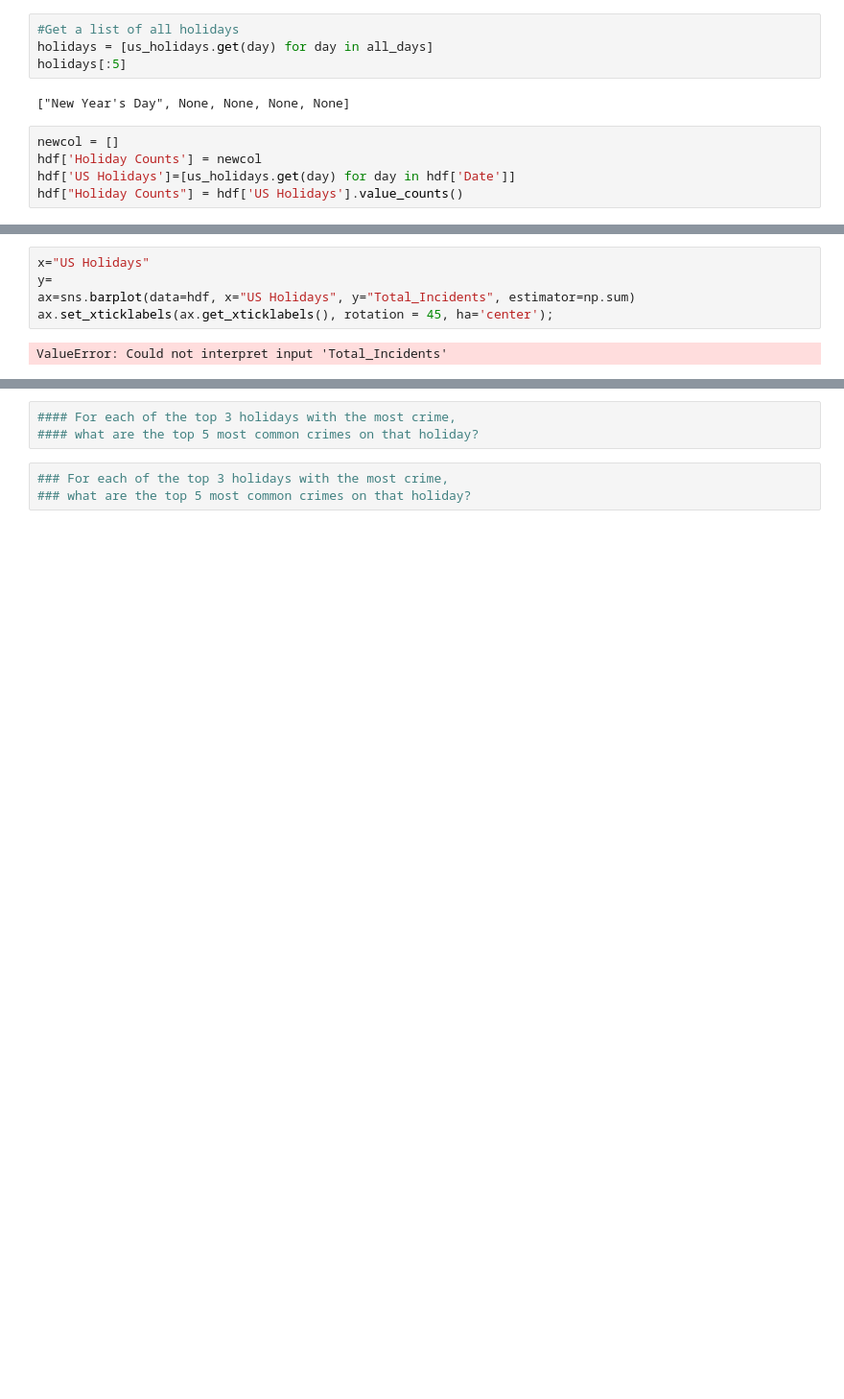
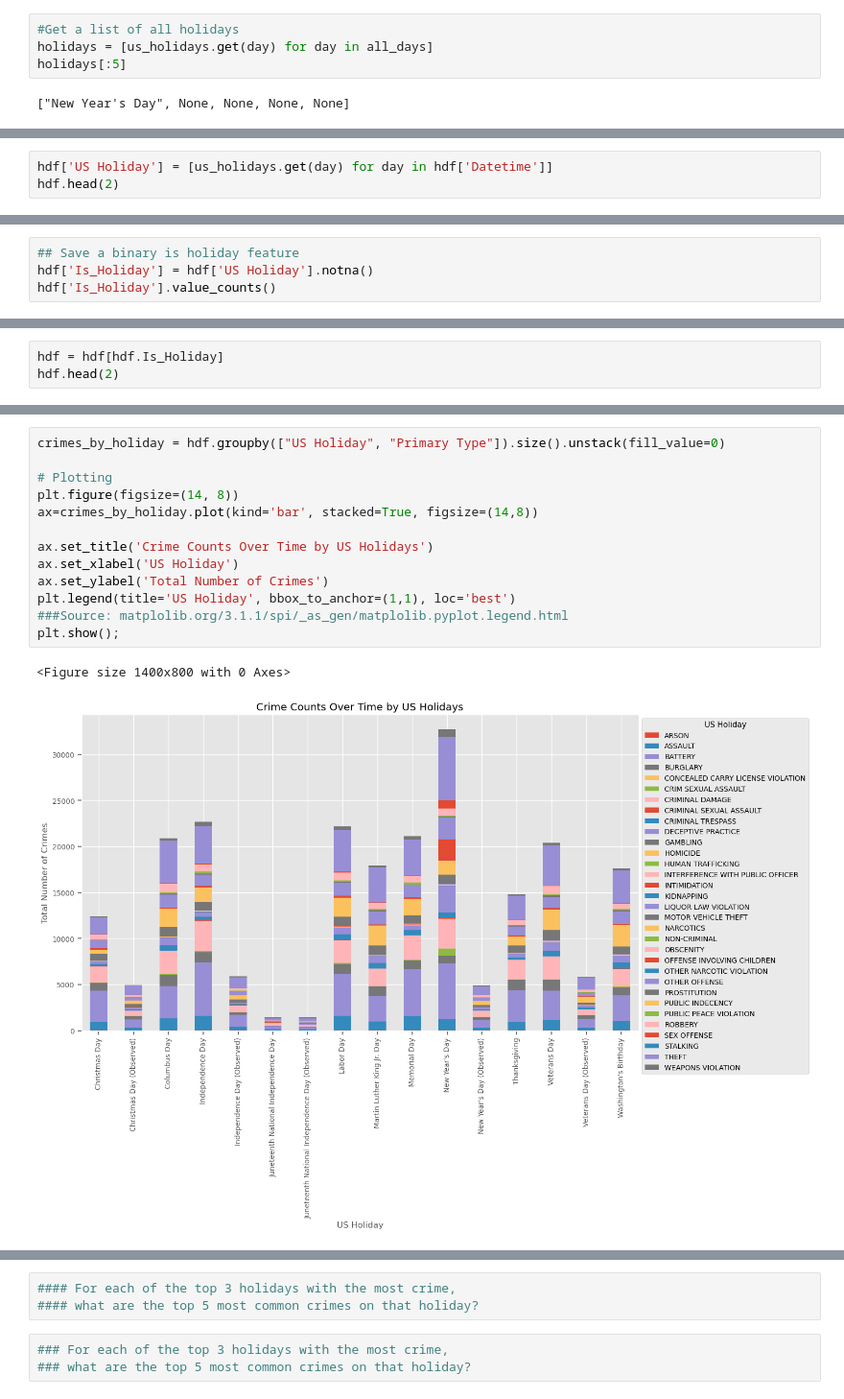
Before and after one commit to SeeBee8/Chicago-Crimes, a Jupyter notebook: Part1_Project3.ipynb, the cells around one changed output, grey strips where cells are left out. Shown: that part at 96% size. Drawn from its saved outputs; the diff is of its cells as text; blank space fills up the shorter version.

Commit message:
counts

```diff
--- a/Part1_Project3.ipynb
+++ b/Part1_Project3.ipynb
@@ -541,8 +543,3 @@ holidays = [us_holidays.get(day) for day in all_days]
 holidays[:5]
 # %% [output]
 ["New Year's Day", None, None, None, None]
-# %%
-newcol = []
-hdf['Holiday Counts'] = newcol
-hdf['US Holidays']=[us_holidays.get(day) for day in hdf['Date']]
-hdf["Holiday Counts"] = hdf['US Holidays'].value_counts()
@@ -550,0 +546,3 @@ ValueError: Length of values (0) does not match length of index (7713109)
+# %%
+hdf['US Holiday'] = [us_holidays.get(day) for day in hdf['Datetime']]
+hdf.head(2)
@@ -550,0 +553,4 @@ ValueError: Length of values (0) does not match length of index (7713109)
+# %%
+## Save a binary is holiday feature
+hdf['Is_Holiday'] = hdf['US Holiday'].notna()
+hdf['Is_Holiday'].value_counts()
@@ -550,0 +561,3 @@ ValueError: Length of values (0) does not match length of index (7713109)
+# %%
+hdf = hdf[hdf.Is_Holiday]
+hdf.head(2)
@@ -557,9 +611,18 @@ hdf.head(2)
 # %%
-x="US Holidays"
-y=
-ax=sns.barplot(data=hdf, x="US Holidays", y="Total_Incidents", estimator=np.sum)
-ax.set_xticklabels(ax.get_xticklabels(), rotation = 45, ha='center');
+crimes_by_holiday = hdf.groupby(["US Holiday", "Primary Type"]).size().unstack(fill_value=0)
+
+# Plotting
+plt.figure(figsize=(14, 8))
+ax=crimes_by_holiday.plot(kind='bar', stacked=True, figsize=(14,8))
+
+ax.set_title('Crime Counts Over Time by US Holidays')
+ax.set_xlabel('US Holiday')
+ax.set_ylabel('Total Number of Crimes')
+plt.legend(title='US Holiday', bbox_to_anchor=(1,1), loc='best')
+###Source: matplolib.org/3.1.1/spi/_as_gen/matplolib.pyplot.legend.html
+plt.show();
 # %% [output]
-ValueError: Could not interpret input 'Total_Incidents'
+<Figure size 1400x800 with 0 Axes>
+[figure, added]
 # %% [markdown]
 ### The top 3 holidays with the largest number of crimes are:
```
Also changed, not shown: parts of 21 cells of this notebook.
